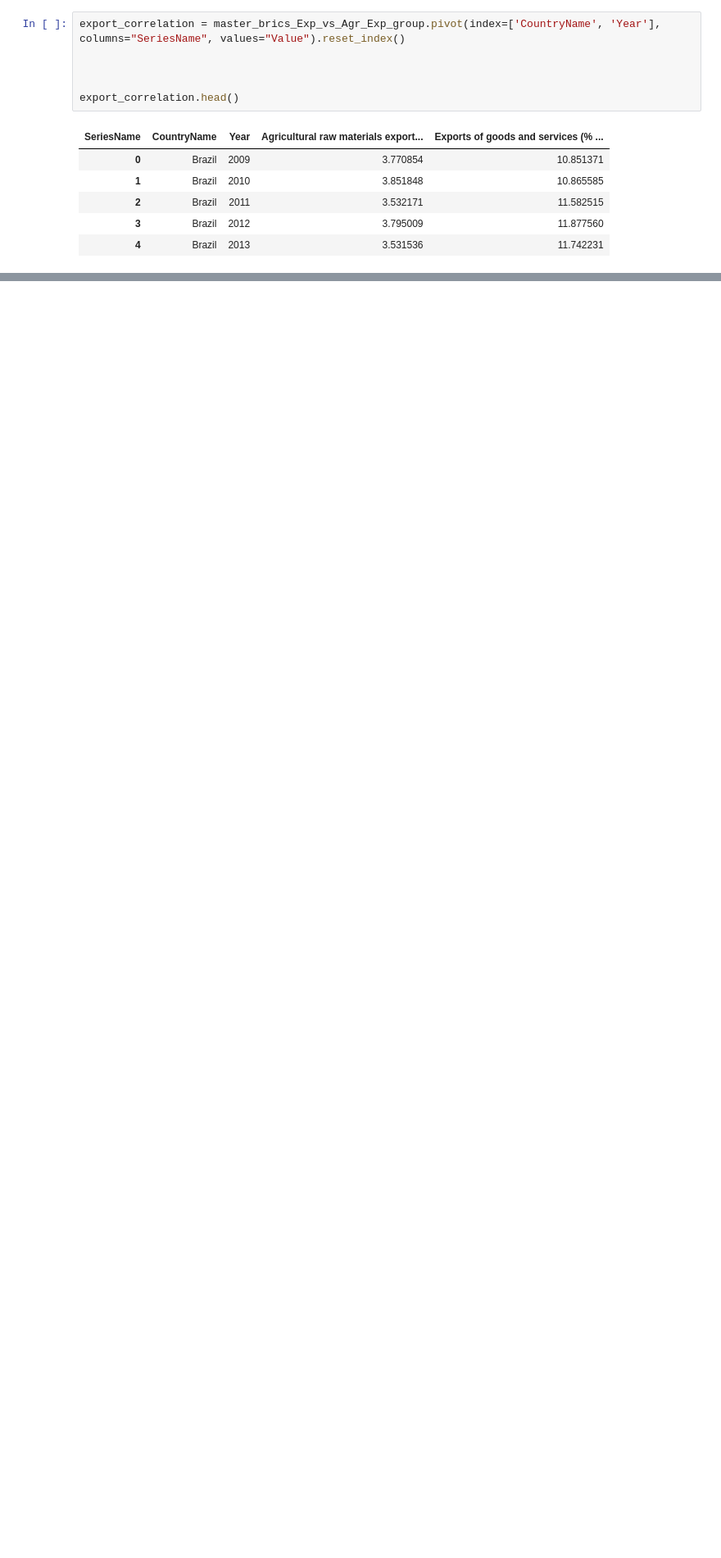
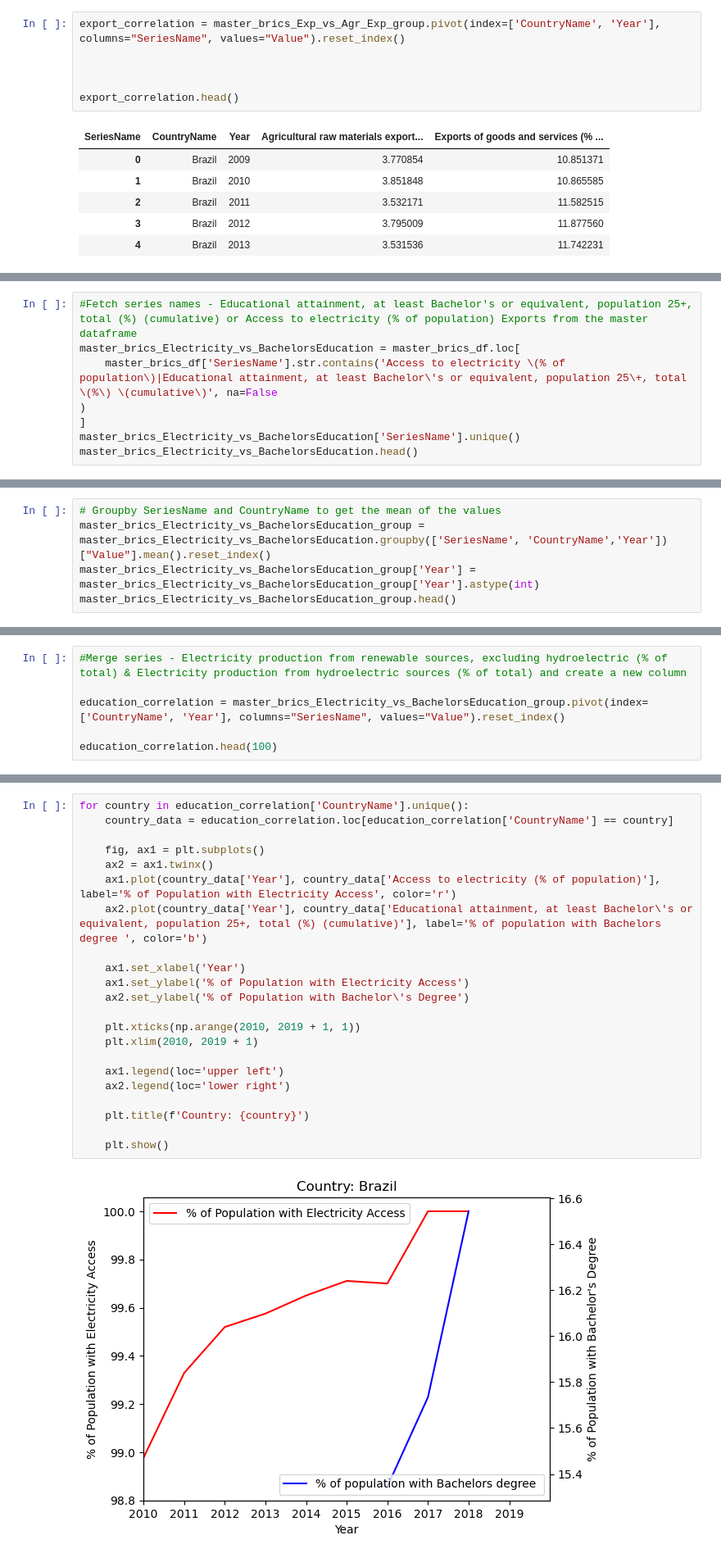
Before and after one commit to SArjaGit/BRICS_Project, a Jupyter notebook: BRICS/Sarath_Master.ipynb, the cells around one changed output, grey strips where cells are left out. Shown at 82% size. Drawn from its saved outputs; the diff is of its cells as text; blank space fills up the shorter version.

```diff
--- a/BRICS/Sarath_Master.ipynb
+++ b/BRICS/Sarath_Master.ipynb
@@ -200,0 +275,8 @@ for country in export_correlation['CountryName'].unique():
+# %%
+#Fetch series names - Educational attainment, at least Bachelor's or equivalent, population 25+, total (%) (cumulative) or Access to electricity (% of population) Exports from the master dataframe
+master_brics_Electricity_vs_BachelorsEducation = master_brics_df.loc[
+    master_brics_df['SeriesName'].str.contains('Access to electricity \(% of population\)|Educational attainment, at least Bachelor\'s or equivalent, population 25\+, total \(%\) \(cumulative\)', na=False
+)
+]
+master_brics_Electricity_vs_BachelorsEducation['SeriesName'].unique()
+master_brics_Electricity_vs_BachelorsEducation.head()
@@ -200,0 +290,5 @@ for country in export_correlation['CountryName'].unique():
+# %%
+# Groupby SeriesName and CountryName to get the mean of the values
+master_brics_Electricity_vs_BachelorsEducation_group = master_brics_Electricity_vs_BachelorsEducation.groupby(['SeriesName', 'CountryName','Year'])["Value"].mean().reset_index()
+master_brics_Electricity_vs_BachelorsEducation_group['Year'] = master_brics_Electricity_vs_BachelorsEducation_group['Year'].astype(int)
+master_brics_Electricity_vs_BachelorsEducation_group.head()
@@ -200,0 +302,6 @@ for country in export_correlation['CountryName'].unique():
+# %%
+#Merge series - Electricity production from renewable sources, excluding hydroelectric (% of total) & Electricity production from hydroelectric sources (% of total) and create a new column
+
+education_correlation = master_brics_Electricity_vs_BachelorsEducation_group.pivot(index=['CountryName', 'Year'], columns="SeriesName", values="Value").reset_index()
+
+education_correlation.head(100)
@@ -200,0 +326,24 @@ for country in export_correlation['CountryName'].unique():
+# %%
+for country in education_correlation['CountryName'].unique():
+    country_data = education_correlation.loc[education_correlation['CountryName'] == country]
+
+    fig, ax1 = plt.subplots()
+    ax2 = ax1.twinx()
+    ax1.plot(country_data['Year'], country_data['Access to electricity (% of population)'], label='% of Population with Electricity Access', color='r')
+    ax2.plot(country_data['Year'], country_data['Educational attainment, at least Bachelor\'s or equivalent, population 25+, total (%) (cumulative)'], label='% of population with Bachelors degree ', color='b')
+
+    ax1.set_xlabel('Year')
+    ax1.set_ylabel('% of Population with Electricity Access')
+    ax2.set_ylabel('% of Population with Bachelor\'s Degree')
+
+    plt.xticks(np.arange(2010, 2019 + 1, 1))
+    plt.xlim(2010, 2019 + 1)
+
+    ax1.legend(loc='upper left')
+    ax2.legend(loc='lower right')
+
+    plt.title(f'Country: {country}')
+
+    plt.show()
+# %% [output]
+[figure, added]
```
Also changed, not shown: parts of 8 cells of this notebook.
